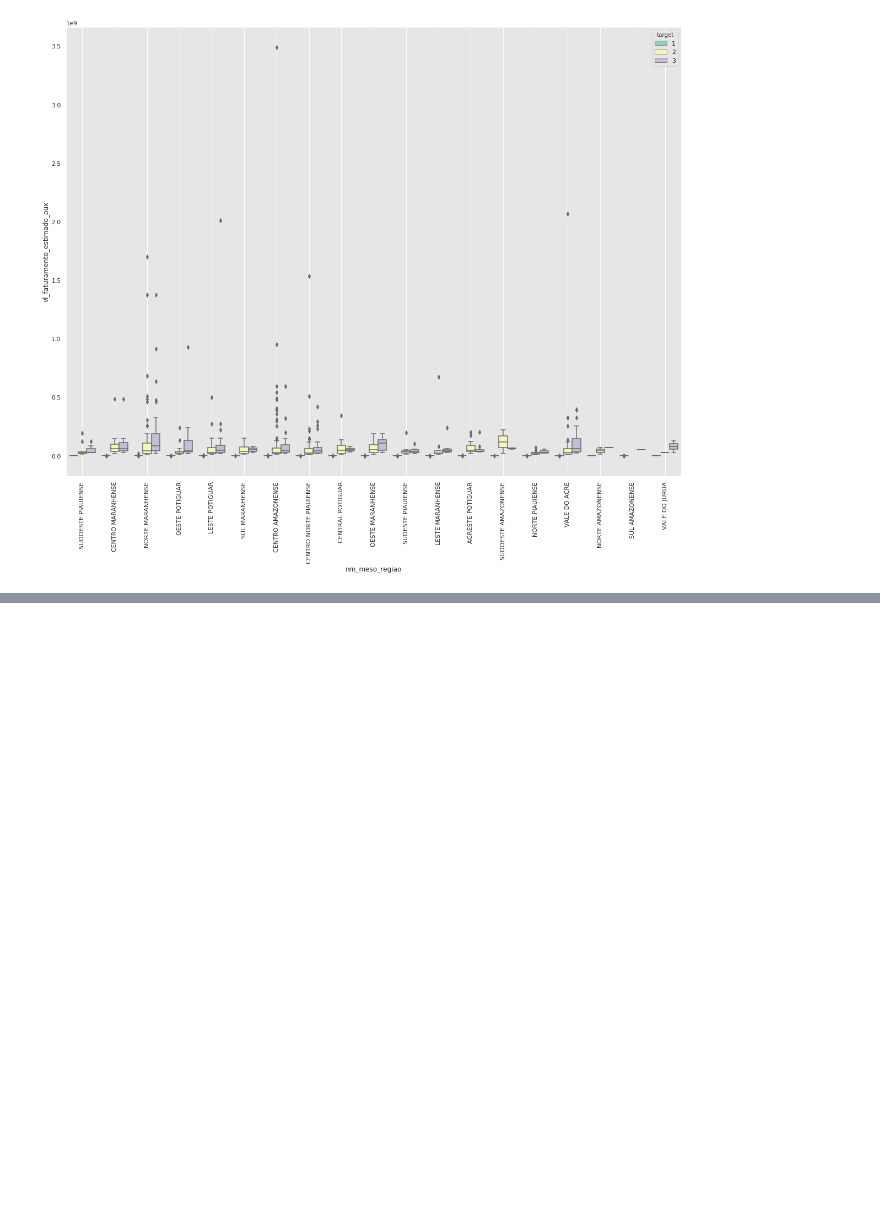
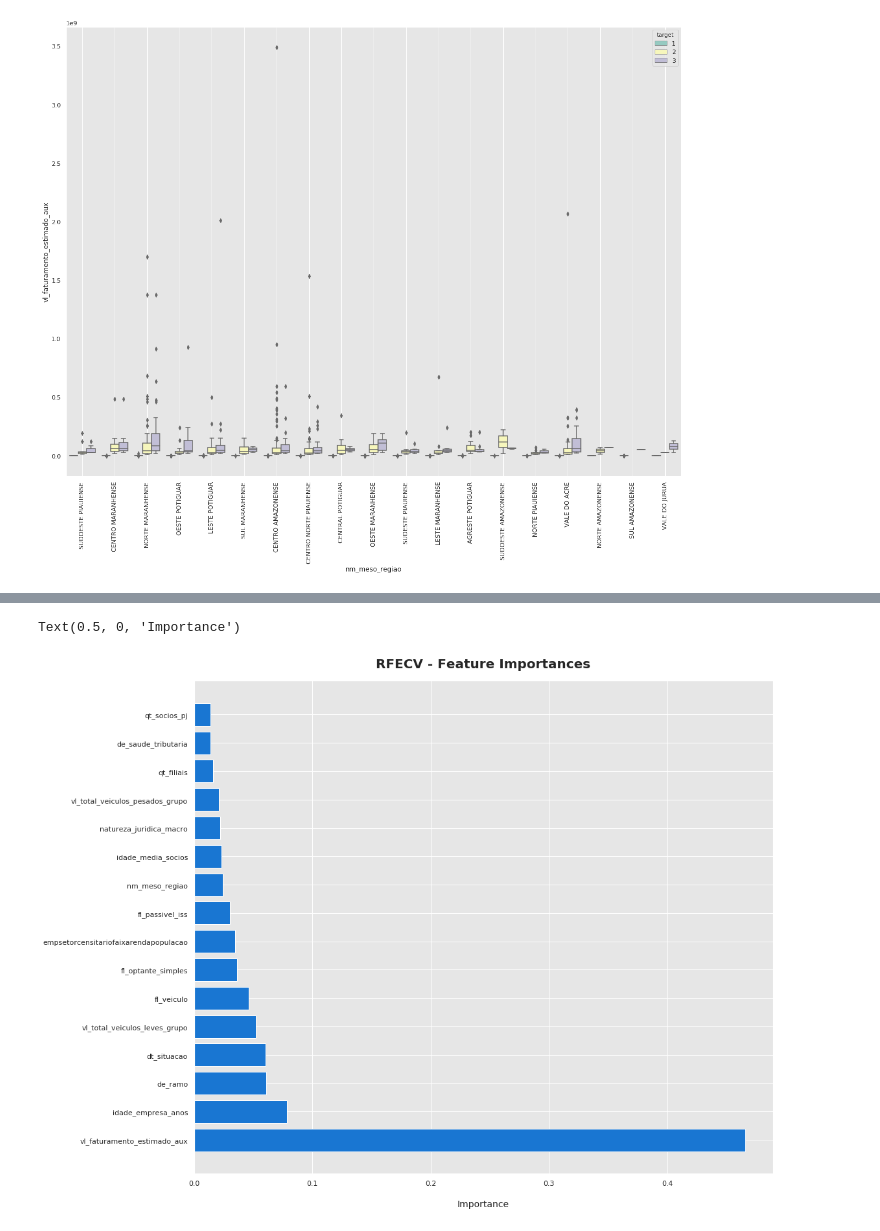
Before and after one commit to codenation-dev/squad-2-ad-data-science-banco-inter-1, a Jupyter notebook: notebooks/analise_db.ipynb, the cells around one changed output, grey strips where cells are left out. Saved outputs shown, nothing was run; the diff lists cells and outputs as text; code cells hidden in the pictures; blank space fills up the shorter version.

```diff
--- a/notebooks/analise_db.ipynb
+++ b/notebooks/analise_db.ipynb
@@ -388,0 +482,3 @@ memory usage: 278.9+ KB
+# %%
+important_columns = columns[rfecv.support_]
+important_columns
@@ -388,0 +493,18 @@ memory usage: 278.9+ KB
+# %%
+X = df_filt.drop(['id','target'],axis=1) ## recuperando X
+X = X[important_columns]
+# %%
+dset = pd.DataFrame()
+dset['attr'] = X.columns
+dset['importance'] = rfecv.estimator_.feature_importances_
+
+dset = dset.sort_values(by='importance', ascending=False)
+
+
+plt.figure(figsize=(16, 14))
+plt.barh(y=dset['attr'], width=dset['importance'], color='#1976D2')
+plt.title('RFECV - Feature Importances', fontsize=20, fontweight='bold', pad=20)
+plt.xlabel('Importance', fontsize=14, labelpad=20)
+# %% [output]
+Text(0.5, 0, 'Importance')
+[figure, added]
```
Also changed, not shown: parts of 21 cells of this notebook.
